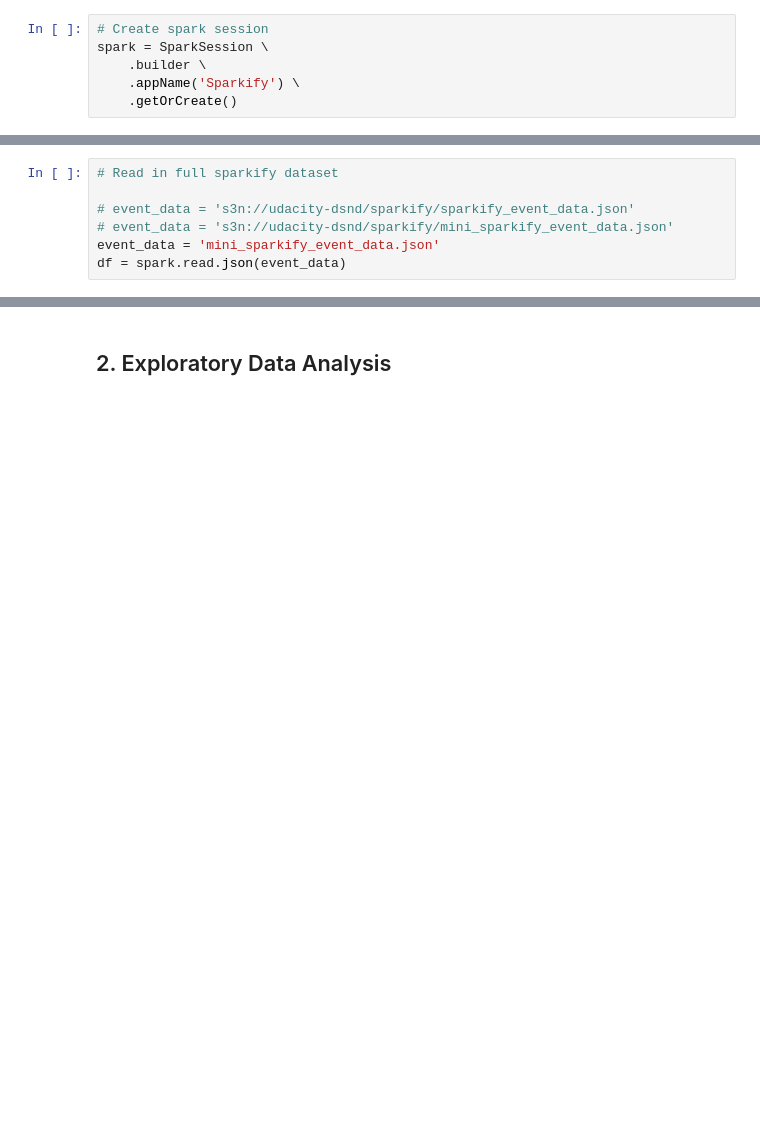
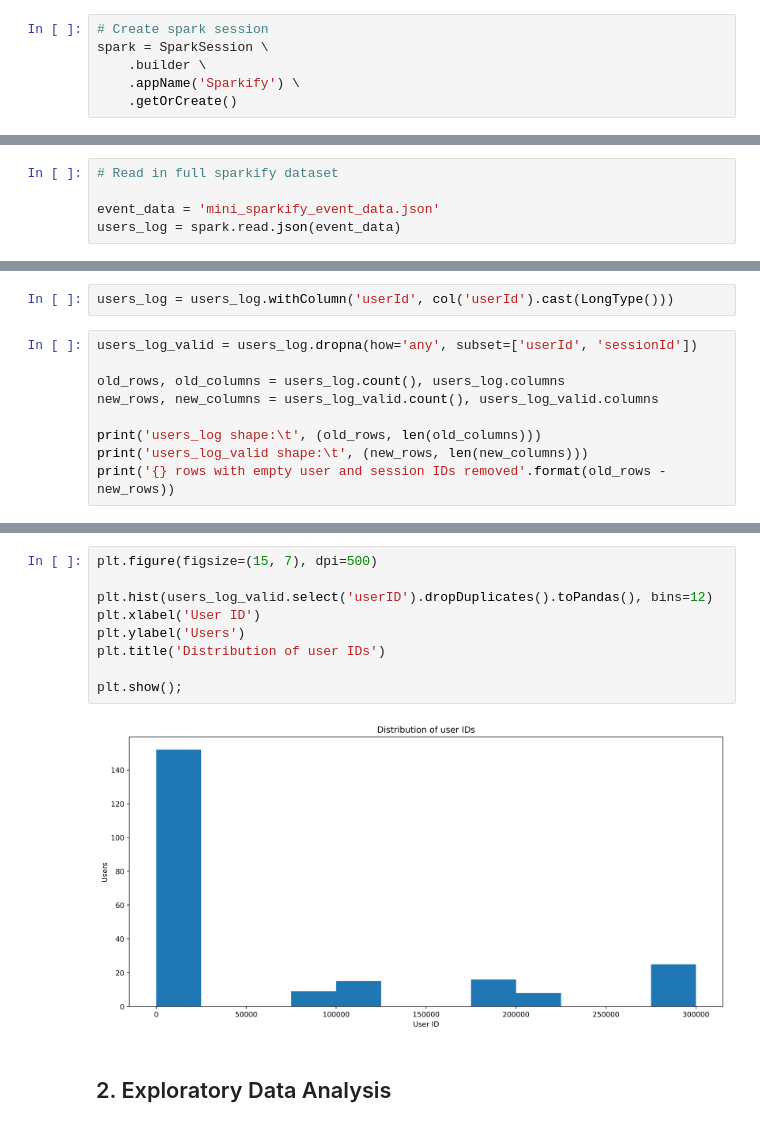
Before and after one commit to gabrieltempass/sparkify-churn-prediction, a Jupyter notebook: sparkify_churn_prediction.ipynb, the cells around one changed output, grey strips where cells are left out. Cells and saved outputs as stored; diff of their text form; blank space fills up the shorter version.

```diff
--- a/sparkify_churn_prediction.ipynb
+++ b/sparkify_churn_prediction.ipynb
@@ -16,7 +29,5 @@ spark = SparkSession \
 # %%
 # Read in full sparkify dataset
 
-# event_data = 's3n://udacity-dsnd/sparkify/sparkify_event_data.json'
-# event_data = 's3n://udacity-dsnd/sparkify/mini_sparkify_event_data.json'
 event_data = 'mini_sparkify_event_data.json'
-df = spark.read.json(event_data)
+users_log = spark.read.json(event_data)
@@ -99,0 +114,11 @@ df_valid shape: (278154, 18)
+# %%
+users_log = users_log.withColumn('userId', col('userId').cast(LongType()))
+# %%
+users_log_valid = users_log.dropna(how='any', subset=['userId', 'sessionId'])
+
+old_rows, old_columns = users_log.count(), users_log.columns
+new_rows, new_columns = users_log_valid.count(), users_log_valid.columns
+
+print('users_log shape:\t', (old_rows, len(old_columns)))
+print('users_log_valid shape:\t', (new_rows, len(new_columns)))
+print('{} rows with empty user and session IDs removed'.format(old_rows - new_rows))
@@ -100,3 +141,14 @@ df_valid shape: (278154, 18)
+# %%
+plt.figure(figsize=(15, 7), dpi=500)
+
+plt.hist(users_log_valid.select('userID').dropDuplicates().toPandas(), bins=12)
+plt.xlabel('User ID')
+plt.ylabel('Users')
+plt.title('Distribution of user IDs')
+
+plt.show();
+# %% [output]
+[figure, added]
 # %% [markdown]
 ## 2. Exploratory Data Analysis
 # %% [markdown]
```
Also changed, not shown: parts of 20 cells of this notebook.
